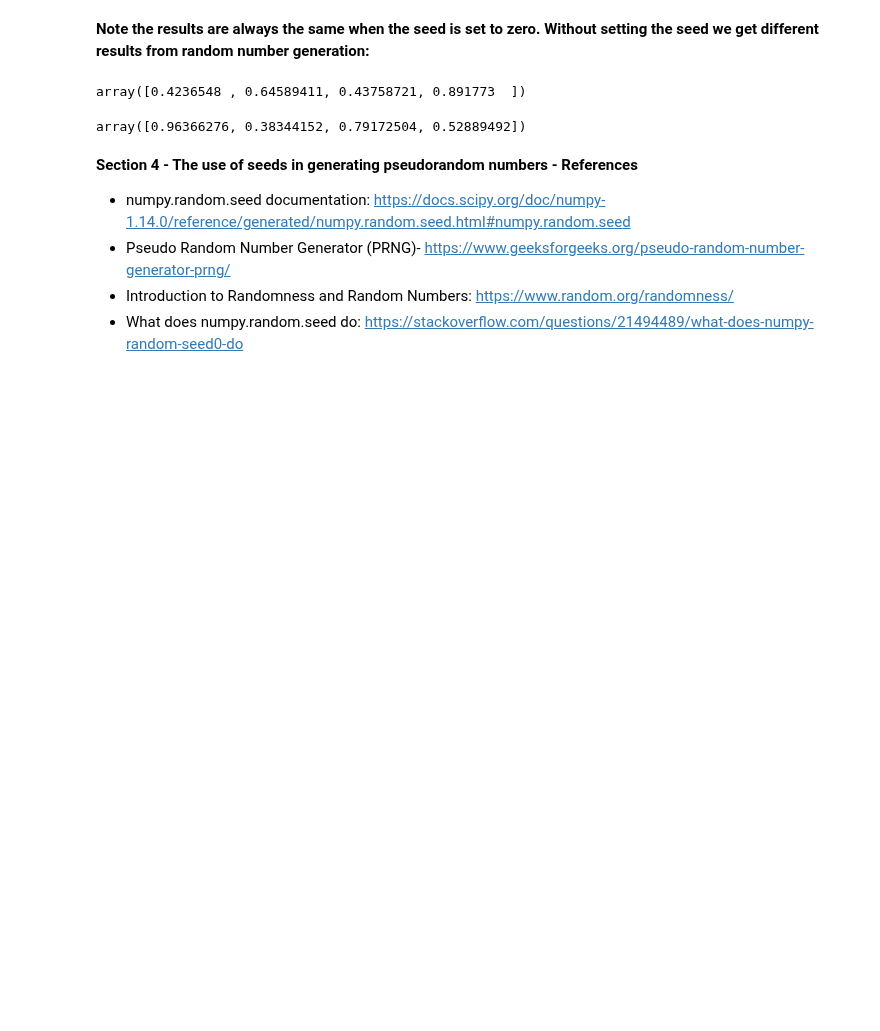
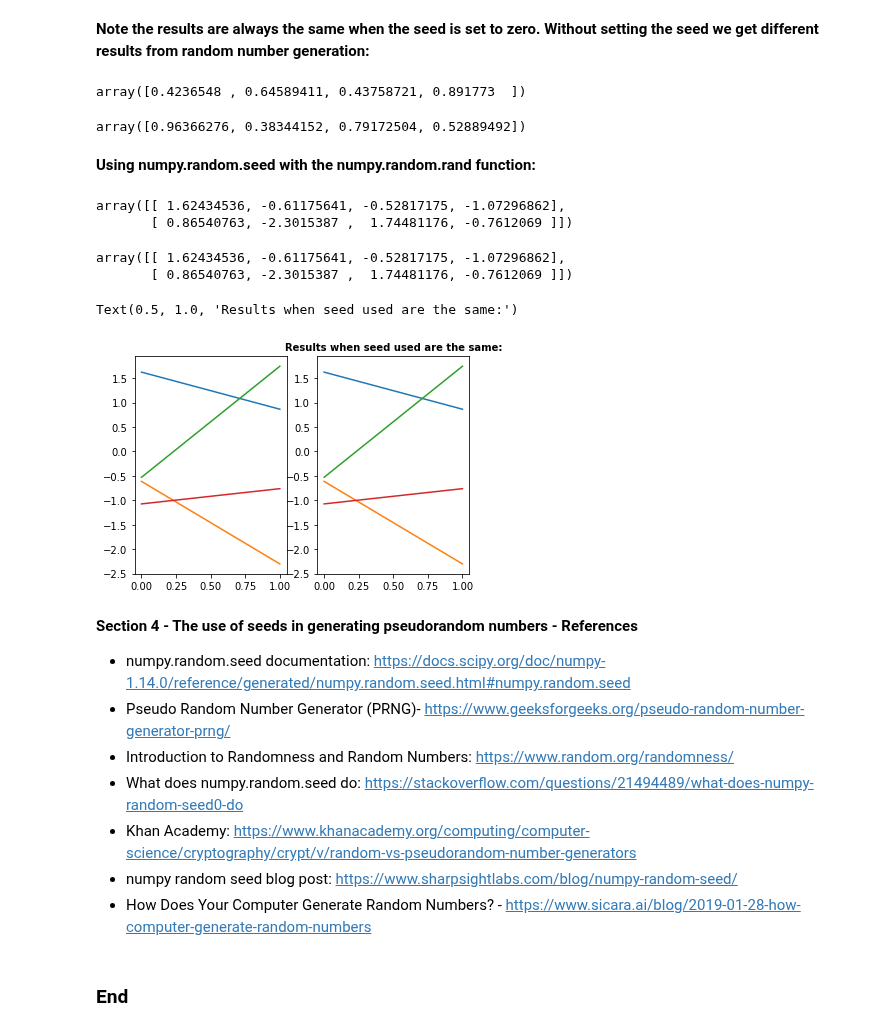
Before and after one commit to johndunne2019/numpy.random, a Jupyter notebook: numpy-random.ipynb, the cells around one changed output. Drawn from its saved outputs; the diff is of its cells as text; code cells hidden in the pictures; blank space fills up the shorter version.

```diff
--- a/numpy-random.ipynb
+++ b/numpy-random.ipynb
@@ -1237,9 +1268,40 @@ array([0.4236548 , 0.64589411, 0.43758721, 0.891773  ])
 np.random.rand(4)
 # %% [output]
 array([0.96366276, 0.38344152, 0.79172504, 0.52889492])
+# %% [markdown]
+**Using numpy.random.seed with the numpy.random.rand function:**
+# %%
+np.random.seed(1)
+# The seed is set at 1
+x = np.random.randn(2, 4)
+# array of 2 rows and 4 columns to be generated
+x
+# %% [output]
+array([[ 1.62434536, -0.61175641, -0.52817175, -1.07296862],
+       [ 0.86540763, -2.3015387 ,  1.74481176, -0.7612069 ]])
+# %%
+np.random.seed(1)
+y = np.random.randn(2, 4)
+y
+# %% [output]
+array([[ 1.62434536, -0.61175641, -0.52817175, -1.07296862],
+       [ 0.86540763, -2.3015387 ,  1.74481176, -0.7612069 ]])
+# %%
+fig, (ax1, ax2) = plt.subplots(1,2)
+ax1.plot(x)
+ax2.plot(y)
+plt.title("Results when seed used are the same:", fontsize= 10, fontweight= 'bold')
+# %% [output]
+Text(0.5, 1.0, 'Results when seed used are the same:')
+[figure, added]
 # %% [markdown]
 **Section 4 - The use of seeds in generating pseudorandom numbers - References**
 * numpy.random.seed documentation: https://docs.scipy.org/doc/numpy-1.14.0/reference/generated/numpy.random.seed.html#numpy.random.seed
 * Pseudo Random Number Generator (PRNG)- https://www.geeksforgeeks.org/pseudo-random-number-generator-prng/
 * Introduction to Randomness and Random Numbers: https://www.random.org/randomness/
 * What does numpy.random.seed do: https://stackoverflow.com/questions/21494489/what-does-numpy-random-seed0-do
+* Khan Academy: https://www.khanacademy.org/computing/computer-science/cryptography/crypt/v/random-vs-pseudorandom-number-generators
+* numpy random seed blog post: https://www.sharpsightlabs.com/blog/numpy-random-seed/
+* How Does Your Computer Generate Random Numbers? - https://www.sicara.ai/blog/2019-01-28-how-computer-generate-random-numbers
+# %% [markdown]
+### End
```
Also changed, not shown: parts of 6 cells of this notebook.
